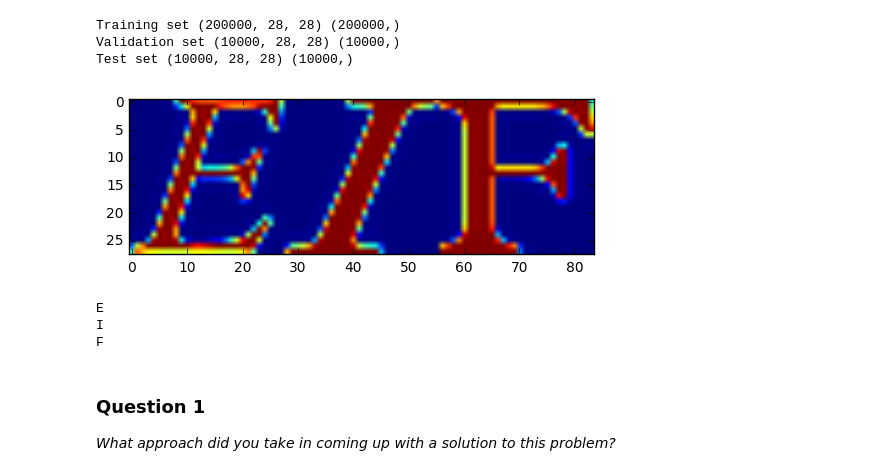
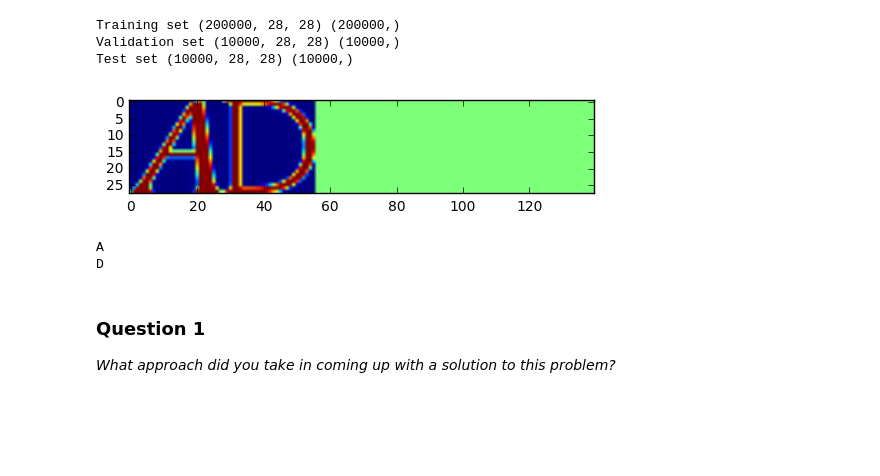
Before and after one commit to cgkaczenski/Digit-Recognition, a Jupyter notebook: digit_recognition.ipynb, the cells around one changed output. Drawn from its saved outputs; the diff is of its cells as text; code cells hidden in the pictures; blank space fills up the shorter version.

Commit message:
refactor: Rewrite generate_sequences function
Image and label sequences need to be of equal length

```diff
--- a/digit_recognition.ipynb
+++ b/digit_recognition.ipynb
@@ -274,31 +274,36 @@ Test set (10000, 28, 28) (10000,)
 # %%
 from random import randint
 
 def generate_sequence():
     rand_index = randint(0, len(train_dataset)-1)
     new_data = train_dataset[rand_index]
     new_labels = [train_labels[rand_index]]
+    zero = np.zeros((28,28))
     num_sequence = randint(1,4)
-    for _ in range(num_sequence):
-        rand_index = randint(0, len(train_dataset)-1)
-        rand_letter = train_dataset[rand_index]
-        rand_label = train_labels[rand_index]
-        new_labels.append(rand_label)
-        new_data = np.append(new_data, rand_letter, axis=1)
+    for i in range(4):
+        if i < num_sequence:
+            rand_index = randint(0, len(train_dataset)-1)
+            rand_letter = train_dataset[rand_index]
+            rand_label = [train_labels[rand_index]]
+            new_labels = np.concatenate((new_labels,rand_label), axis=0)
+            new_data = np.append(new_data, rand_letter, axis=1)
+        else:
+            new_labels = np.concatenate((new_labels,[-1]), axis=0)
+            new_data = np.append(new_data, zero, axis=1)
+
     return new_data, new_labels
 
 x, y = generate_sequence()
 plt.imshow(x)
 plt.show()
 letter_labels= ['A','B','C','D','E','F','G','H','I','J']
-
 for i in y:
-    print(letter_labels[i])
+    if i != -1:
+        print(letter_labels[i])
 # %% [output]
-[figure, old version]
+[figure, new version]
-E
-I
-F
+A
+D
 # %% [markdown]
 ### Question 1
 _What approach did you take in coming up with a solution to this problem?_
```
